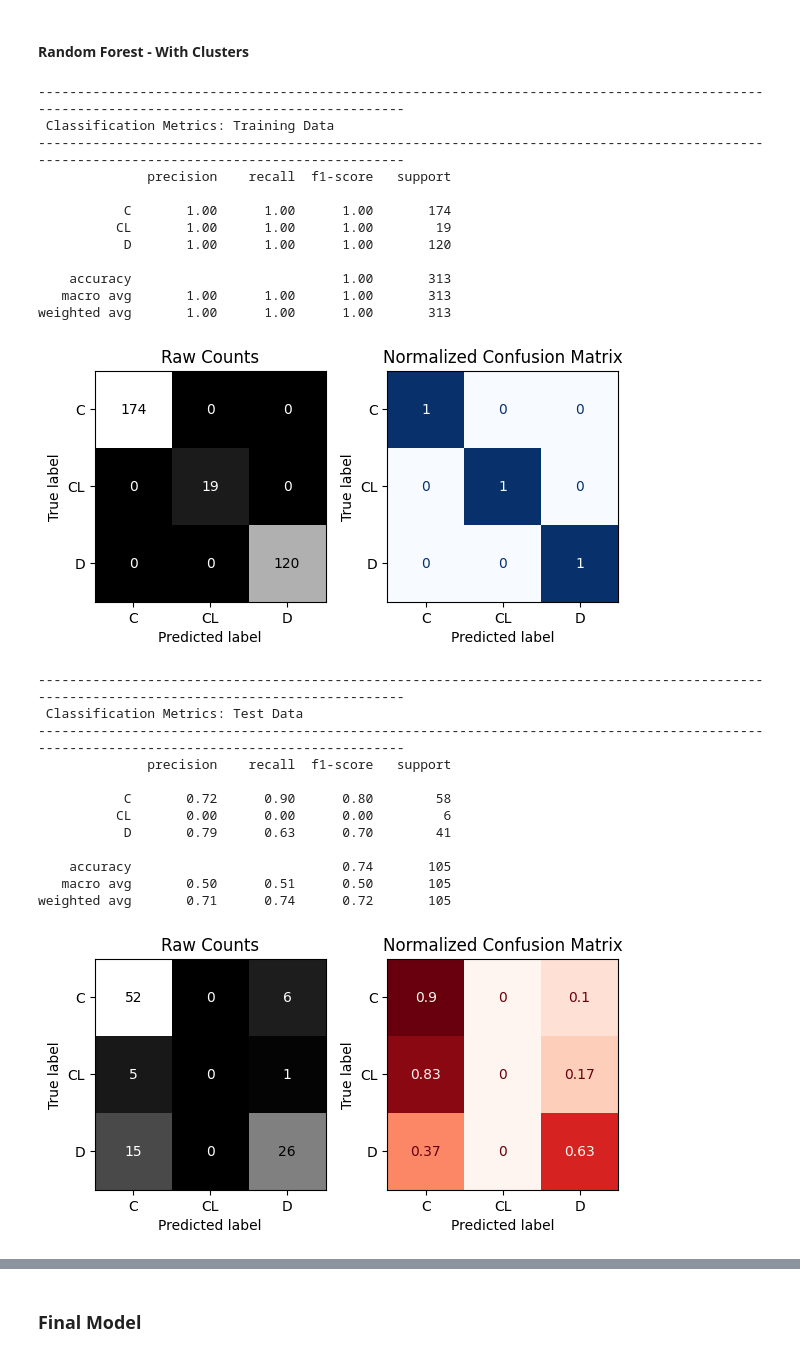
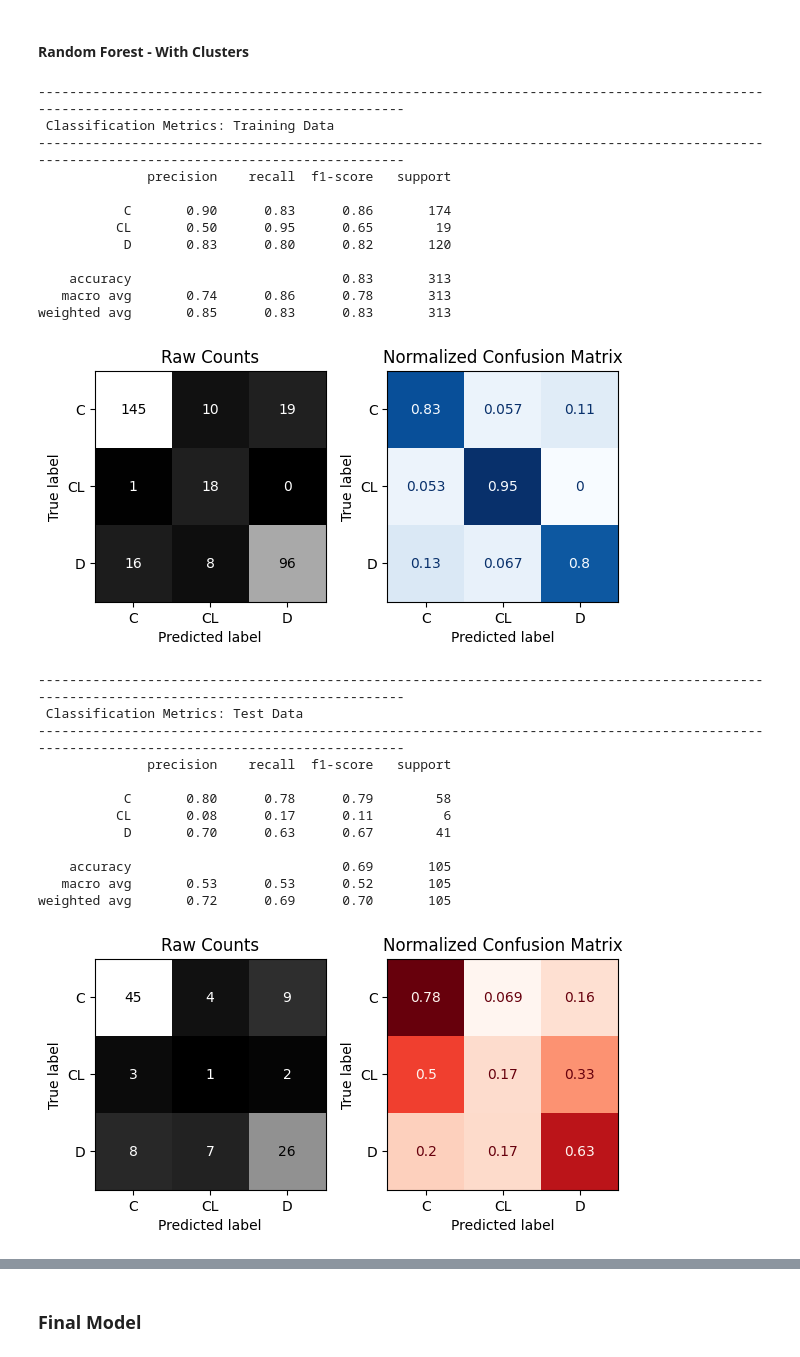
Before and after one commit to swirita/Cirrhosis-Prediction, a Jupyter notebook: Cirrhosis_Prediction.ipynb, the cells around one changed output, grey strips where cells are left out. Cells and saved outputs as stored; diff of their text form; code cells hidden in the pictures.

```diff
--- a/Cirrhosis_Prediction.ipynb
+++ b/Cirrhosis_Prediction.ipynb
@@ -1516,7 +1463,0 @@ preprocessor_pca= ColumnTransformer(
-# %%
-rf_pca= RandomForestClassifier(random_state=42)
-rf_pca_pipe= make_pipeline(preprocessor_pca, rf_pca)
-
-rf_pca_pipe.fit(X_train_pca, y_train)
-
-evaluate_classification(rf_pca_pipe, X_train_pca, y_train, X_test_pca, y_test)
@@ -1769,36 +1625,38 @@ preprocessor_cluster = ColumnTransformer(
     verbose_feature_names_out=False
 )
 # %%
-rf_cluster = RandomForestClassifier(random_state=42)
-rf_cluster_pipe = make_pipeline(preprocessor_cluster, rf_cluster)
+rf_cluster = clone(rf)
 
-rf_cluster_pipe.fit(X_train_cluster, y_train)
+rf_smote_cluster_pipe = imb_make_pipeline(preprocessor_cluster,
+                                          SMOTE(random_state=42, k_neighbors=5),
+                                          rf_cluster)
 
-evaluate_classification(rf_cluster_pipe, X_train_cluster, y_train, X_test_cluster, y_test)
+rf_smote_cluster_pipe.fit(X_train_cluster, y_train)
+evaluate_classification(rf_smote_cluster_pipe, X_train_cluster, y_train, X_test_cluster, y_test)
 # %% [output]
 --------------------------------------------------------------------------------------------------------------------------------------------
  Classification Metrics: Training Data
 --------------------------------------------------------------------------------------------------------------------------------------------
               precision    recall  f1-score   support
 
-           C       1.00      1.00      1.00       174
-          CL       1.00      1.00      1.00        19
-           D       1.00      1.00      1.00       120
+           C       0.90      0.83      0.86       174
+          CL       0.50      0.95      0.65        19
+           D       0.83      0.80      0.82       120
 
-    accuracy                           1.00       313
-   macro avg       1.00      1.00      1.00       313
-weighted avg       1.00      1.00      1.00       313
+    accuracy                           0.83       313
+   macro avg       0.74      0.86      0.78       313
+weighted avg       0.85      0.83      0.83       313
-[figure, old version]
+[figure, new version]
 --------------------------------------------------------------------------------------------------------------------------------------------
  Classification Metrics: Test Data
 --------------------------------------------------------------------------------------------------------------------------------------------
               precision    recall  f1-score   support
 
-           C       0.72      0.90      0.80        58
-          CL       0.00      0.00      0.00         6
-           D       0.79      0.63      0.70        41
+           C       0.80      0.78      0.79        58
+          CL       0.08      0.17      0.11         6
+           D       0.70      0.63      0.67        41
 
-    accuracy                           0.74       105
-   macro avg       0.50      0.51      0.50       105
-weighted avg       0.71      0.74      0.72       105
+    accuracy                           0.69       105
+   macro avg       0.53      0.53      0.52       105
+weighted avg       0.72      0.69      0.70       105
-[figure, old version]
+[figure, new version]
```
Also changed, not shown: parts of 44 cells of this notebook.
